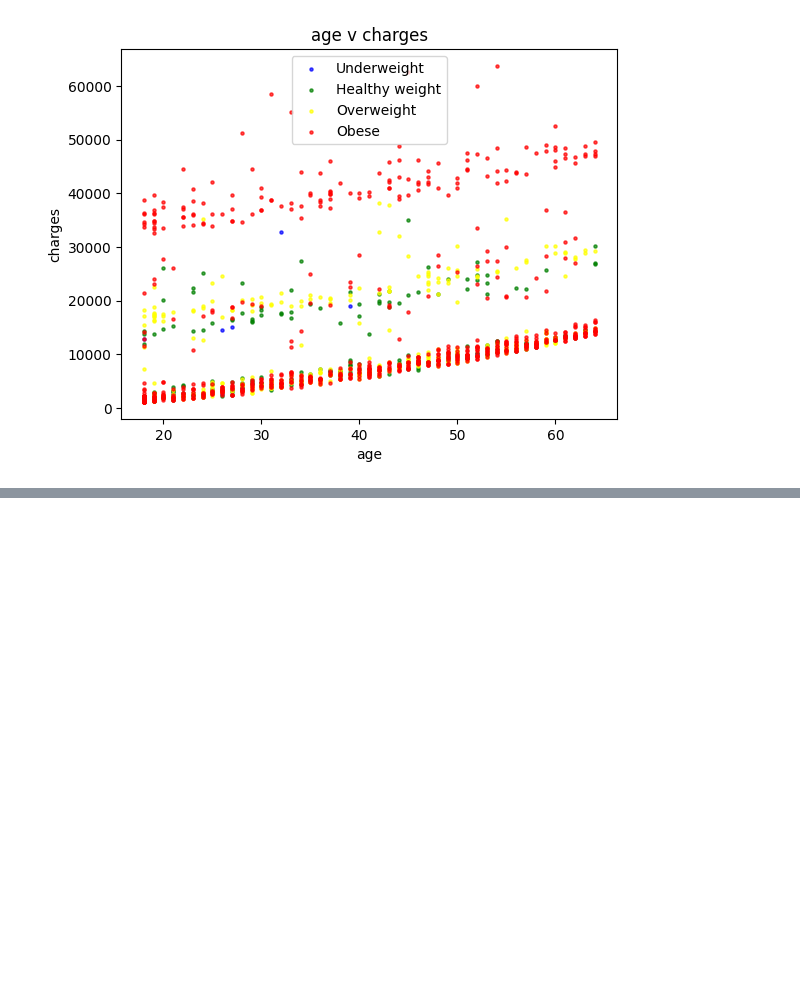
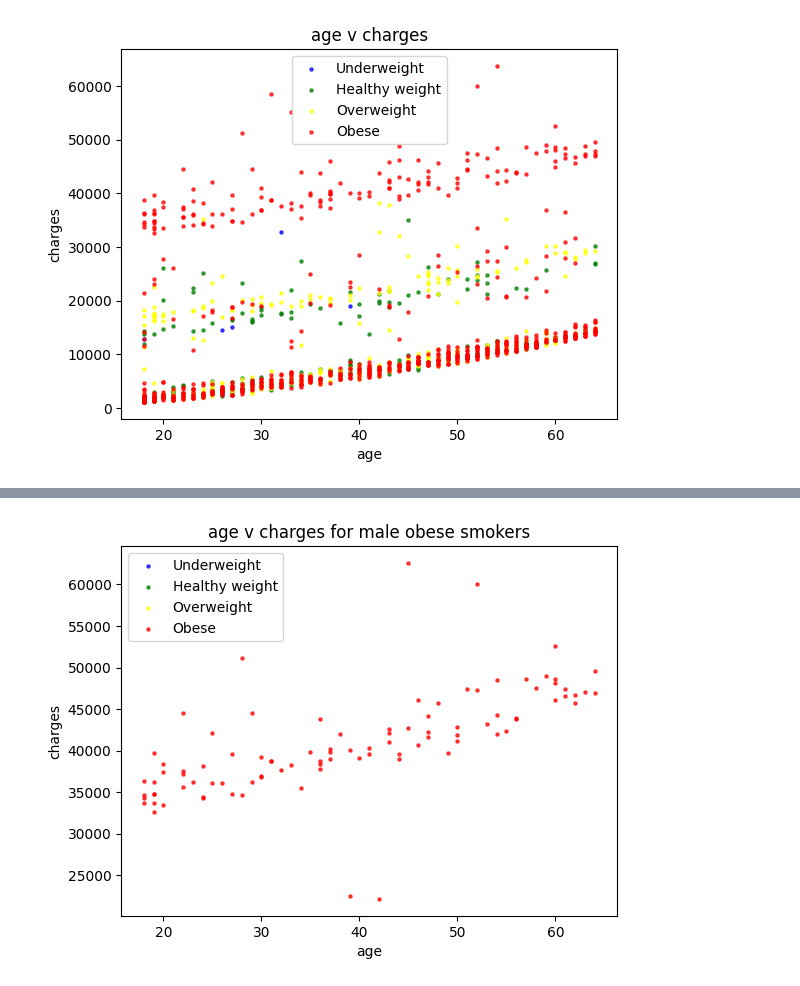
Before and after one commit to djcook28/MLExperiments, a Jupyter notebook: Regression/ML_decisionTreeRegr.ipynb, the cells around one changed output, grey strips where cells are left out. Saved outputs shown, nothing was run; the diff lists cells and outputs as text; code cells hidden in the pictures; blank space fills up the shorter version.

```diff
--- a/Regression/ML_decisionTreeRegr.ipynb
+++ b/Regression/ML_decisionTreeRegr.ipynb
@@ -59,0 +86,4 @@ plt.show()
+# %%
+m_obs_smokers = df.loc[(df['smoker'] == 'yes') & (df['bmi_label'] == 'Obese') & (df['sex'] == 'male')]
+
+print(m_obs_smokers)
@@ -59,0 +105,9 @@ plt.show()
+# %%
+fig, ax = plt.subplots()
+for bmi_label, m_obs_smokers_temp in m_obs_smokers.groupby('bmi_label'):
+    m_obs_smokers_temp.plot('age', 'charges', kind='scatter', c=bmi_colors[bmi_label], label=bmi_label, marker='.', alpha=.7, ax=ax)
+
+plt.title('age v charges for male obese smokers')
+plt.show()
+# %% [output]
+[figure, added]
```
Also changed, not shown: parts of 13 cells of this notebook.
